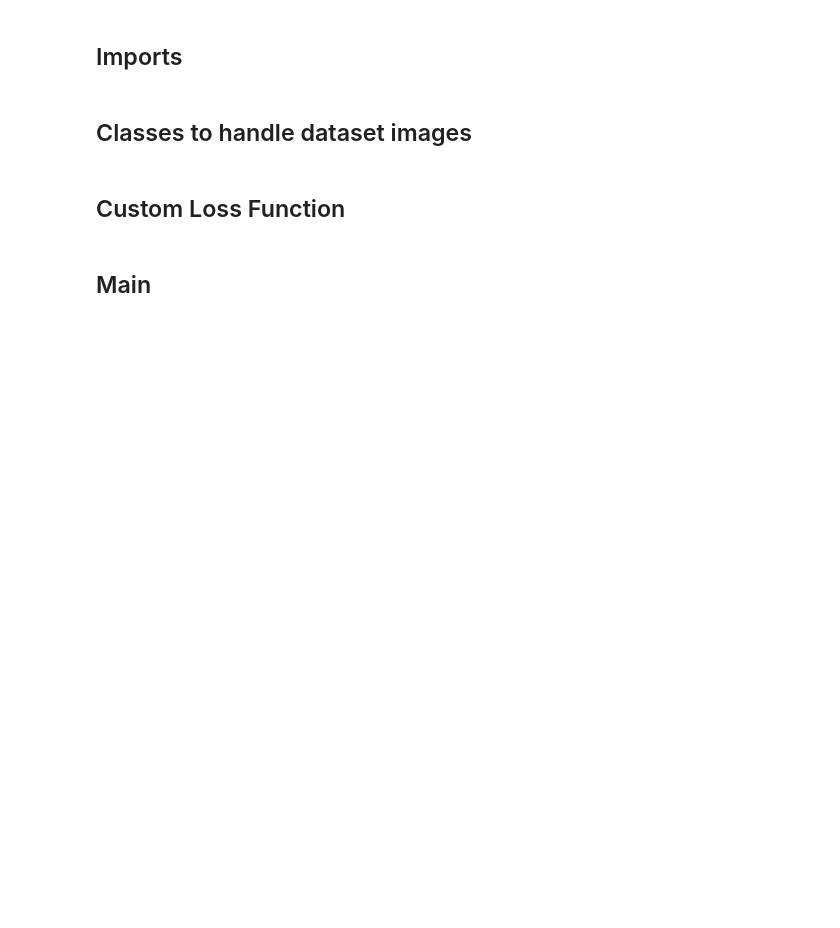
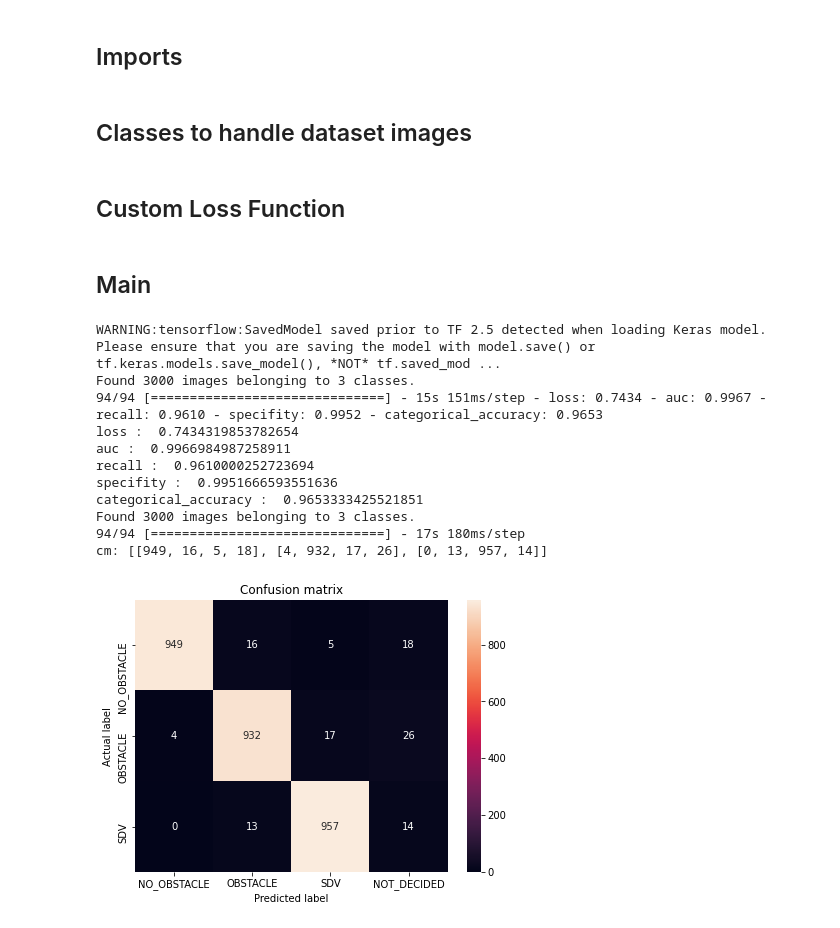
Before and after one commit to dnrevital/DL_utils, a Jupyter notebook: model_evaluation_3_class.ipynb, the cells around one changed output. Drawn from its saved outputs; the diff is of its cells as text; code cells hidden in the pictures; blank space fills up the shorter version.

```diff
--- a/model_evaluation_3_class.ipynb
+++ b/model_evaluation_3_class.ipynb
@@ -207,28 +207,41 @@ def custom_loss(y_true, y_pred):
 # %%
 # -- Variables --
 trial_component_display_name = '3-class-2021-09-18-22-05-00-training-trial'
-model_path = '/home/drevital/cs_video_processor/models/3_class_custom'
+model_path = '/home/drevital/cs_video_processor/models/new_factory_3_class_custom'
 dataset = '/home/drevital/obstacles_classification_datasets/3_class/eval'
 model_name = model_path.split('/')[-1]
 color_mode = 'rgb'
 
 # -- Run the Evaluation --
 model = tf.keras.models.load_model(model_path, custom_objects={'custom_loss': custom_loss})
 #model = tf.keras.models.load_model(model_path)
 handler = DatasetHandler(model_path, dataset)
 
 # -- Print metrics
 metrics = handler.print_model_metrics(model, color_mode)
 labels = np.array([0]*handler.num_no_obstacles\
                 + [1]*handler.num_obstacles\
                 + [2]*handler.num_sdvs)
 
 # -- Predict with the model
 predictions, filenames = handler.get_predictions(model, color_mode=color_mode)
 
 # -- Convert predictions to one-hot array
 predicted_classes = predictions.argmax(axis=1)
 
 # -- Print confision-matrix considering the older "no decision" thresholds
 #handler.plot_cm(model_path, labels, preds)
 handler.plot_cm_with_thresh(model_path, labels, predictions, predicted_classes, thresh=0.65)
+# %% [output]
+WARNING:tensorflow:SavedModel saved prior to TF 2.5 detected when loading Keras model. Please ensure that you are saving the model with model.save() or tf.keras.models.save_model(), *NOT* tf.saved_mod ...
+Found 3000 images belonging to 3 classes.
+94/94 [==============================] - 15s 151ms/step - loss: 0.7434 - auc: 0.9967 - recall: 0.9610 - specifity: 0.9952 - categorical_accuracy: 0.9653
+loss :  0.7434319853782654
+auc :  0.9966984987258911
+recall :  0.9610000252723694
+specifity :  0.9951666593551636
+categorical_accuracy :  0.9653333425521851
+Found 3000 images belonging to 3 classes.
+94/94 [==============================] - 17s 180ms/step
+cm: [[949, 16, 5, 18], [4, 932, 17, 26], [0, 13, 957, 14]]
+[figure, added]
```
Also changed, not shown: parts of 2 cells of this notebook, 14 other files.
